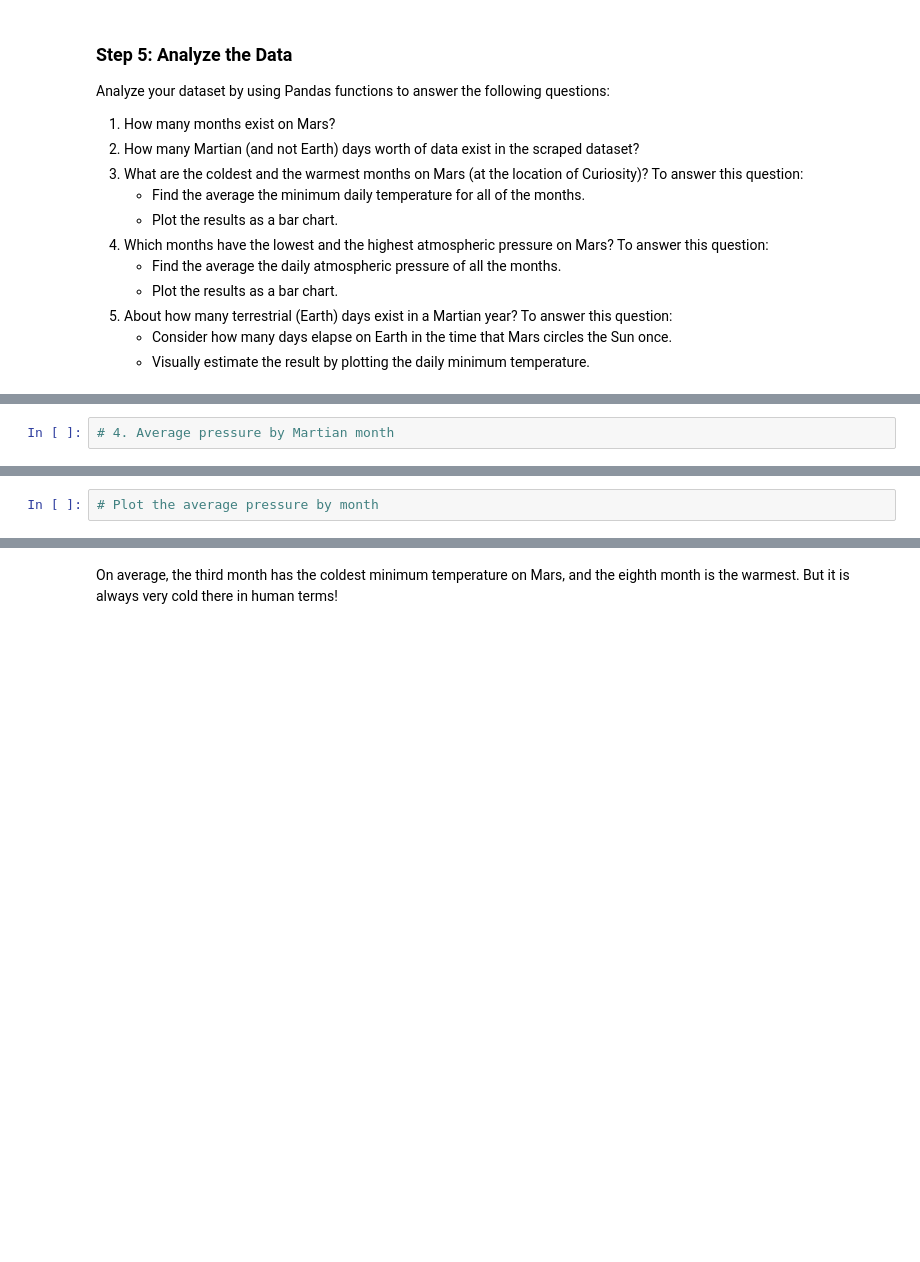
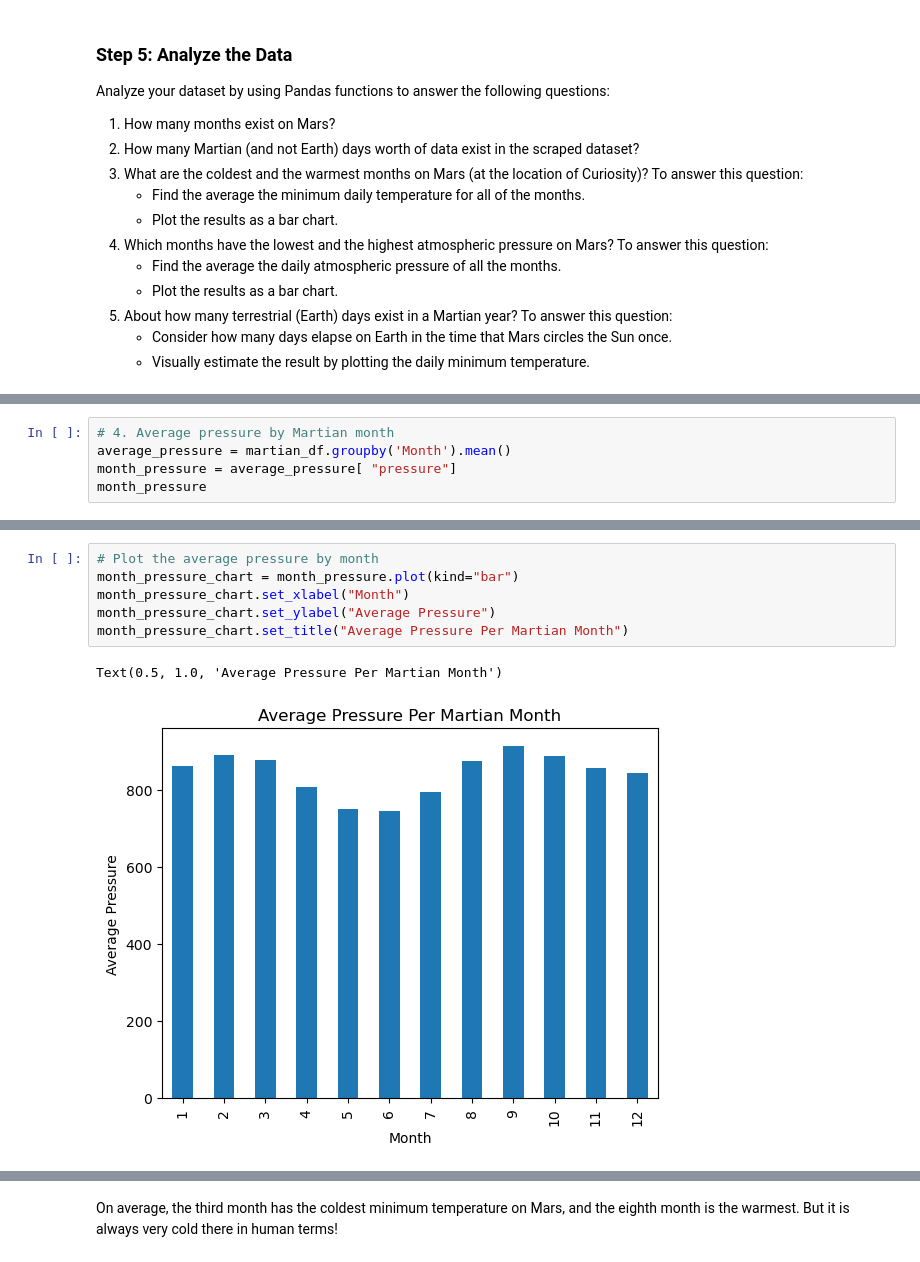
Before and after one commit to Bruppert333/Mission-to-Mars, a Jupyter notebook: Starter_Code/part_2_mars_weather.ipynb, the cells around one changed output, grey strips where cells are left out. Drawn from its saved outputs; the diff is of its cells as text; blank space fills up the shorter version.

```diff
--- a/Starter_Code/part_2_mars_weather.ipynb
+++ b/Starter_Code/part_2_mars_weather.ipynb
@@ -161,2 +230,5 @@ Analyze your dataset by using Pandas functions to answer the following questions
 # %%
 # 4. Average pressure by Martian month
+average_pressure = martian_df.groupby('Month').mean()
+month_pressure = average_pressure[ "pressure"]
+month_pressure
@@ -163,4 +250,11 @@ Analyze your dataset by using Pandas functions to answer the following questions
-# %%
-# Plot the average pressure by month
+# %%
+# Plot the average pressure by month
+month_pressure_chart = month_pressure.plot(kind="bar")
+month_pressure_chart.set_xlabel("Month")
+month_pressure_chart.set_ylabel("Average Pressure")
+month_pressure_chart.set_title("Average Pressure Per Martian Month")
+# %% [output]
+Text(0.5, 1.0, 'Average Pressure Per Martian Month')
+[figure, added]
 # %%
 # 5. How many terrestrial (earth) days are there in a Martian year?
```
Also changed, not shown: parts of 16 cells of this notebook, 2 other files.
